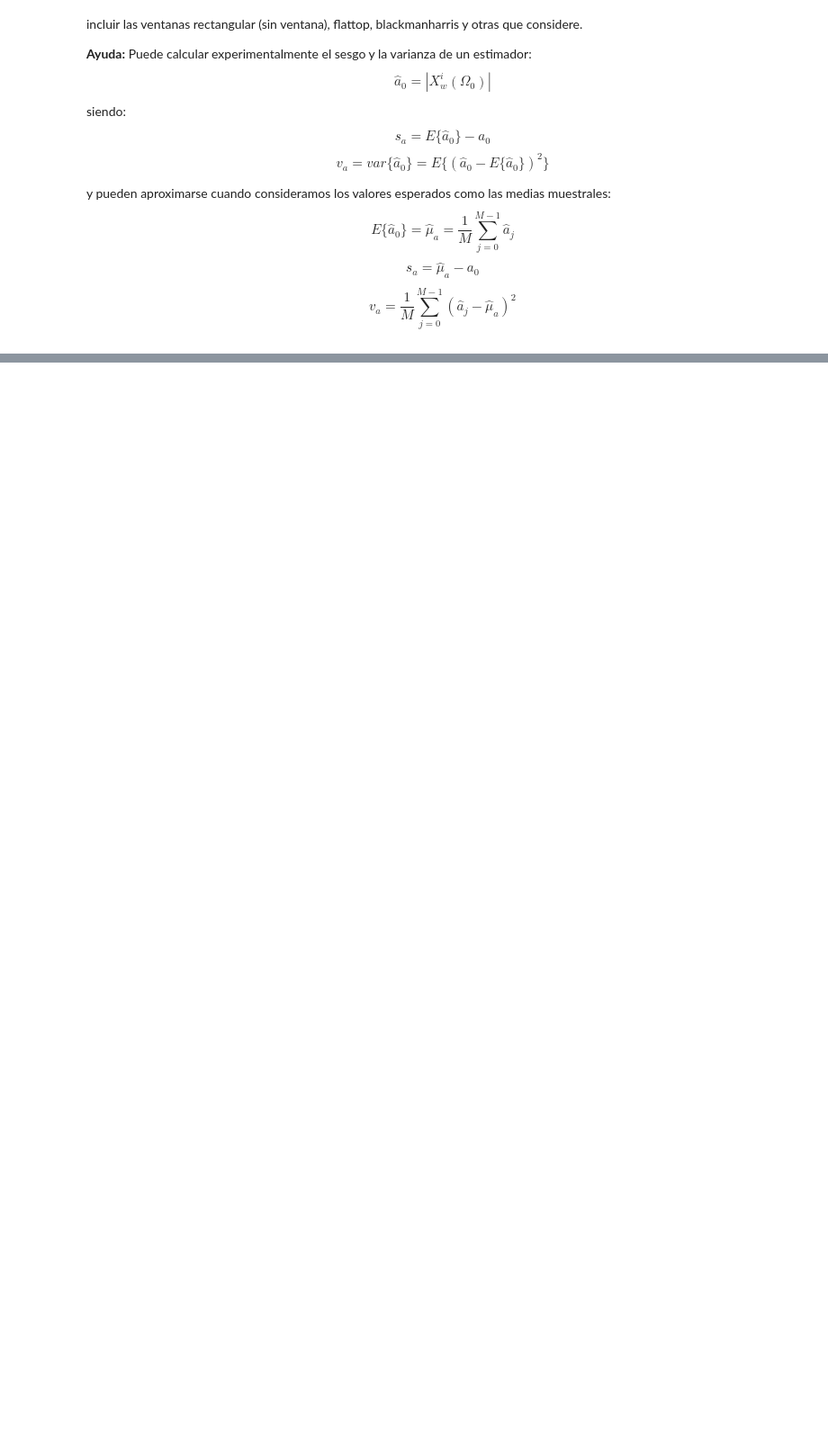
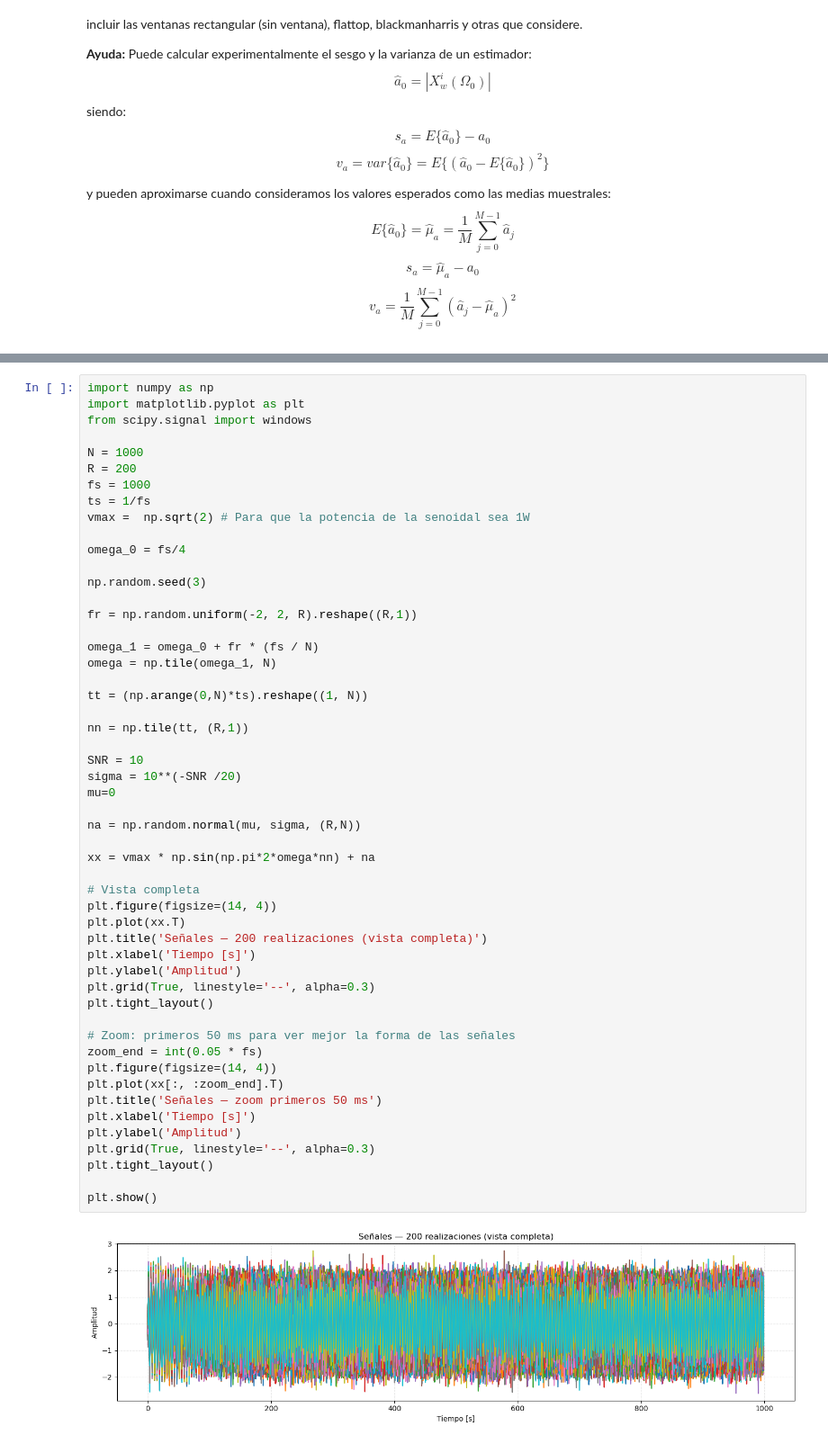
Before and after one commit to moradelacorte/APS, a Jupyter notebook: Mis_trabajos/TS4.ipynb, the cells around one changed output, grey strips where cells are left out. Shown at 90% size. Cells and saved outputs as stored; diff of their text form; blank space fills up the shorter version.

```diff
--- a/Mis_trabajos/TS4.ipynb
+++ b/Mis_trabajos/TS4.ipynb
@@ -83,0 +84,54 @@ Se comenzó por
+# %%
+import numpy as np
+import matplotlib.pyplot as plt
+from scipy.signal import windows
+
+N = 1000
+R = 200
+fs = 1000
+ts = 1/fs
+vmax =  np.sqrt(2) # Para que la potencia de la senoidal sea 1W
+
+omega_0 = fs/4
+
+np.random.seed(3)
+
+fr = np.random.uniform(-2, 2, R).reshape((R,1))
+
+omega_1 = omega_0 + fr * (fs / N)
+omega = np.tile(omega_1, N)
+
+tt = (np.arange(0,N)*ts).reshape((1, N))
+
+nn = np.tile(tt, (R,1))
+
+SNR = 10
+sigma = 10**(-SNR /20)
+mu=0
+
+na = np.random.normal(mu, sigma, (R,N))
+
+xx = vmax * np.sin(np.pi*2*omega*nn) + na
+
+# Vista completa
+plt.figure(figsize=(14, 4))
+plt.plot(xx.T)
+plt.title('Señales — 200 realizaciones (vista completa)')
+plt.xlabel('Tiempo [s]')
+plt.ylabel('Amplitud')
+plt.grid(True, linestyle='--', alpha=0.3)
+plt.tight_layout()
+
+# Zoom: primeros 50 ms para ver mejor la forma de las señales
+zoom_end = int(0.05 * fs)
+plt.figure(figsize=(14, 4))
+plt.plot(xx[:, :zoom_end].T)
+plt.title('Señales — zoom primeros 50 ms')
+plt.xlabel('Tiempo [s]')
+plt.ylabel('Amplitud')
+plt.grid(True, linestyle='--', alpha=0.3)
+plt.tight_layout()
+
+plt.show()
+# %% [output]
+[figure, added]
```
Also changed, not shown: parts of 14 cells of this notebook.
